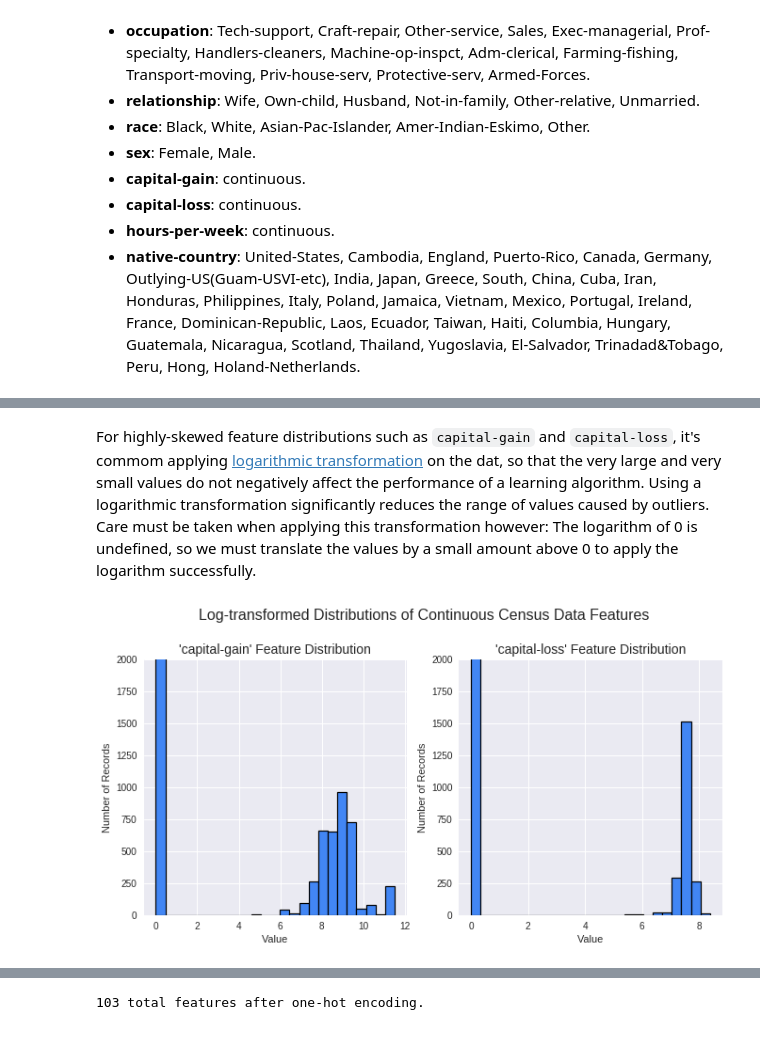
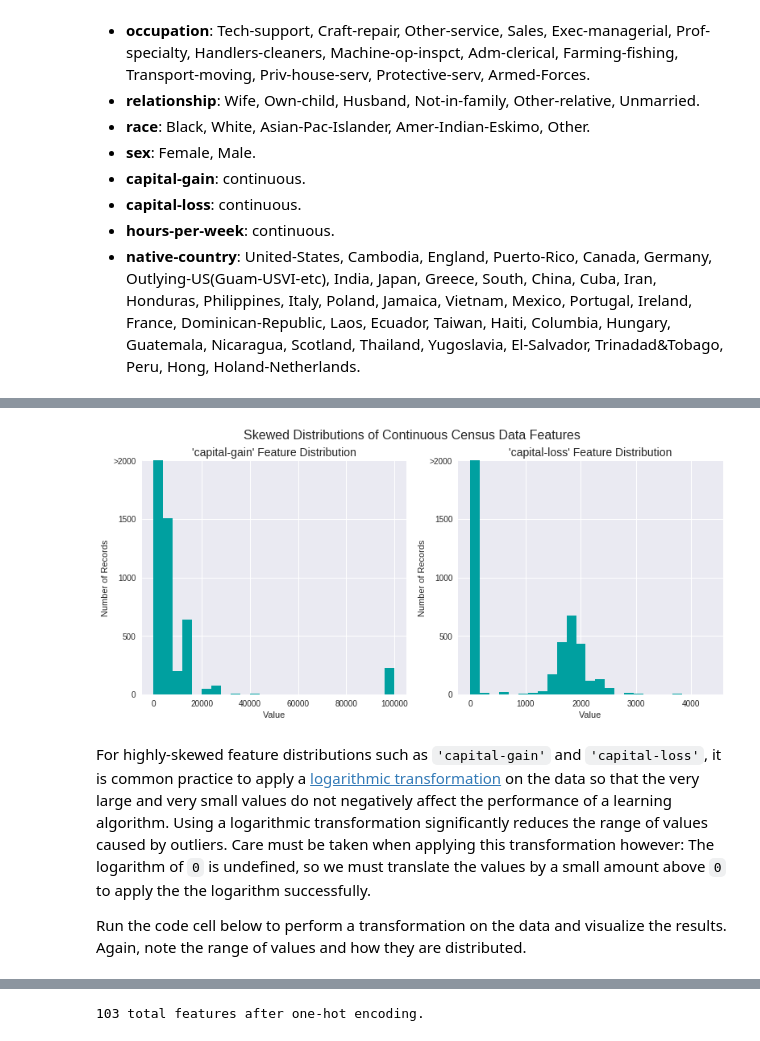
Before and after one commit to matheus-asilva/machine_learning_nd, a Jupyter notebook: supervised_learning/project/finding_donors.ipynb, the cells around one changed output, grey strips where cells are left out. Saved outputs shown, nothing was run; the diff lists cells and outputs as text; code cells hidden in the pictures.

```diff
--- a/supervised_learning/project/finding_donors.ipynb
+++ b/supervised_learning/project/finding_donors.ipynb
@@ -42,0 +31,18 @@ data.head()
+# %%
+# Import libraries necessary for this project
+import numpy as np
+import pandas as pd
+from time import time
+from IPython.display import display # Allows the use of display() for DataFrames
+
+# Import supplementary visualization code visuals.py
+import visuals as vs
+
+# Pretty display for notebooks
+%matplotlib inline
+
+# Load the Census dataset
+data = pd.read_csv("census.csv")
+
+# Success - Display the first record
+display(data.head(n=5))
@@ -114,28 +112,13 @@ plt.show()
+# %%
+# Split the data into features and target label
+income_raw = data['income']
+features_raw = data.drop('income', axis = 1)
+
+# Visualize skewed continuous features of original data
+vs.distribution(data)
+# %% [output]
+[figure, added]
 # %% [markdown]
-For highly-skewed feature distributions such as `capital-gain` and `capital-loss`, it's commom applying <a href="https://en.wikipedia.org/wiki/Data_transformation_(statistics)">logarithmic transformation</a> on the dat, so that the very large and very small values do not negatively affect the performance of a learning algorithm. Using a logarithmic transformation significantly reduces the range of values caused by outliers. Care must be taken when applying this transformation however: The logarithm of 0 is undefined, so we must translate the values by a small amount above 0 to apply the logarithm successfully.
+For highly-skewed feature distributions such as `'capital-gain'` and `'capital-loss'`, it is common practice to apply a <a href="https://en.wikipedia.org/wiki/Data_transformation_(statistics)">logarithmic transformation</a> on the data so that the very large and very small values do not negatively affect the performance of a learning algorithm. Using a logarithmic transformation significantly reduces the range of values caused by outliers. Care must be taken when applying this transformation however: The logarithm of `0` is undefined, so we must translate the values by a small amount above `0` to apply the the logarithm successfully.
+
+Run the code cell below to perform a transformation on the data and visualize the results. Again, note the range of values and how they are distributed.
-# %%
-# Split the data into features and target label
-income_raw   = data['income']
-features_raw = data.drop('income', axis = 1)
-
-# Log-transform the skewed features
-skewed       = ['capital-gain','capital-loss']
-feature_log_transformed          = pd.DataFrame(data = features_raw)
-feature_log_transformed[skewed] = features_raw[skewed].apply(lambda x: np.log(x + 1))
-
-
-fig = plt.figure(figsize = (11,5))
-
-for i, feature in enumerate(['capital-gain','capital-loss']):
-    ax = fig.add_subplot(1,2,i+1)
-    ax.hist(feature_log_transformed[feature], bins = 25, color = '#4286f4', edgecolor='black', linewidth=1.2)
-    ax.set_title("'%s' Feature Distribution" % (feature), fontsize = 14)
-    fig.suptitle('Log-transformed Distributions of Continuous Census Data Features', fontsize = 16, y = 1.03)
-    ax.set_xlabel('Value')
-    ax.set_ylabel('Number of Records')
-    ax.set_ylim((0,2000))
-    ax.set_yticks([0,500,1000,1500,2000],[0,500,1000,1500,'>2000'])
-
-plt.show()
-# %% [output]
-[figure, removed]
```
Also changed, not shown: parts of 52 cells of this notebook.
